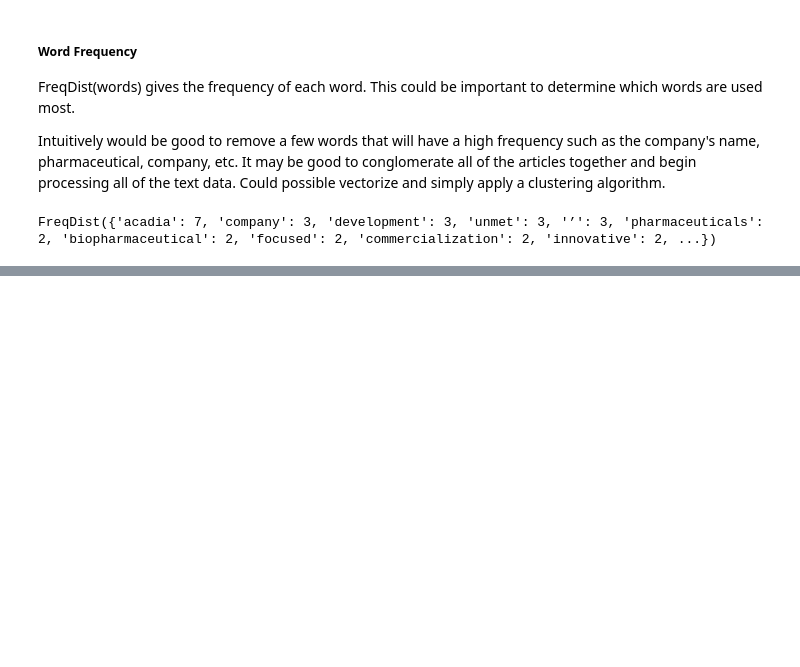
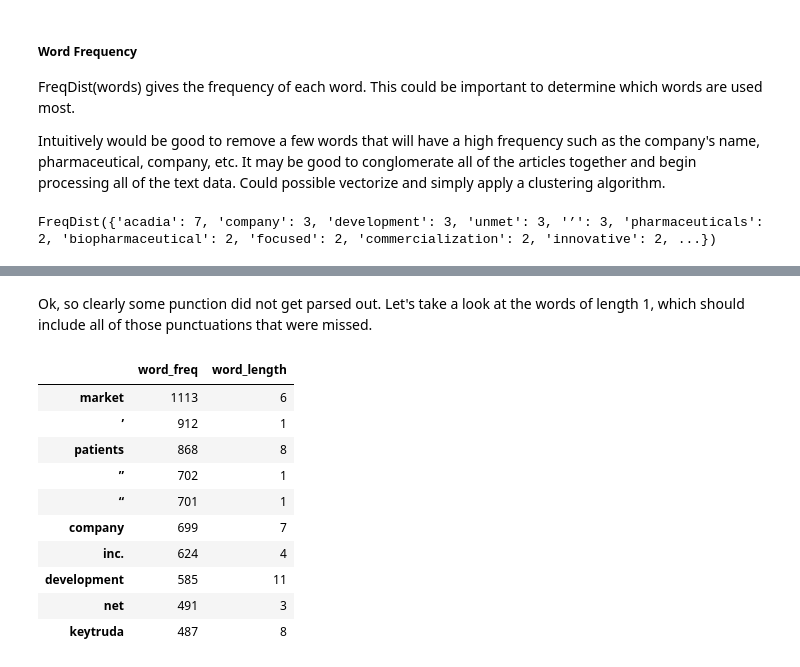
Before and after one commit to mikebrowne/BioPharmaDataCollection, a Jupyter notebook: DataExplorationAndPipeLinePrototype.ipynb, the cells around one changed output, grey strips where cells are left out. Drawn from its saved outputs; the diff is of its cells as text; code cells hidden in the pictures; blank space fills up the shorter version.

```diff
--- a/DataExplorationAndPipeLinePrototype.ipynb
+++ b/DataExplorationAndPipeLinePrototype.ipynb
@@ -320,0 +313,15 @@ FreqDist({'acadia': 7, 'company': 3, 'development': 3, 'unmet': 3, '’': 3, 'ph
+# %%
+sample_df = df.sample(200)
+mass_article = ""
+for art in sample_df.article.values:
+    mass_article = mass_article + art
+# %%
+def apply_word_freq(article):
+    sanitized = sanitize_input(article)
+    _, tokenized_words = tokenize_content(sanitized)
+    return FreqDist(tokenized_words)
+# %%
+%%time
+word_freq = pd.Series(apply_word_freq(mass_article), name="word_freq")
+word_freq.sort_values(inplace=True, ascending=False)
+word_freq = word_freq.to_frame()
@@ -320,0 +344,18 @@ FreqDist({'acadia': 7, 'company': 3, 'development': 3, 'unmet': 3, '’': 3, 'ph
+# %% [markdown]
+Ok, so clearly some punction did not get parsed out. Let's take a look at the words of length 1, which should include all of those punctuations that were missed.
+# %%
+word_freq["word_length"] = pd.Series(word_freq.index, index = word_freq.index).apply(len)
+
+word_freq.head(10)
+# %% [output]
+|  | word_freq | word_length |
+| market | 1113 | 6 |
+| ’ | 912 | 1 |
+| patients | 868 | 8 |
+| ” | 702 | 1 |
+| “ | 701 | 1 |
+| company | 699 | 7 |
+| inc. | 624 | 4 |
+| development | 585 | 11 |
+| net | 491 | 3 |
+| keytruda | 487 | 8 |
```
Also changed, not shown: parts of 24 cells of this notebook.
